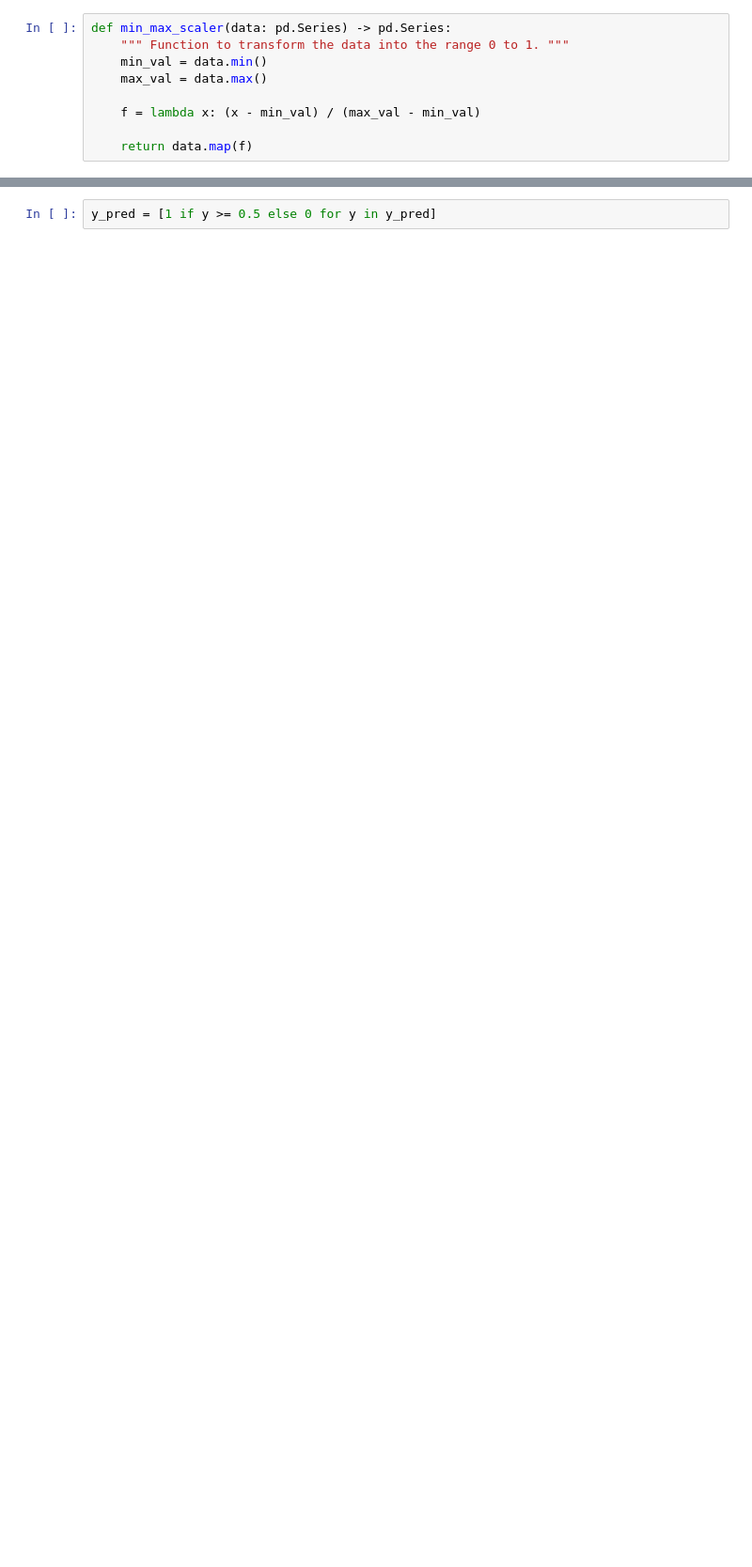
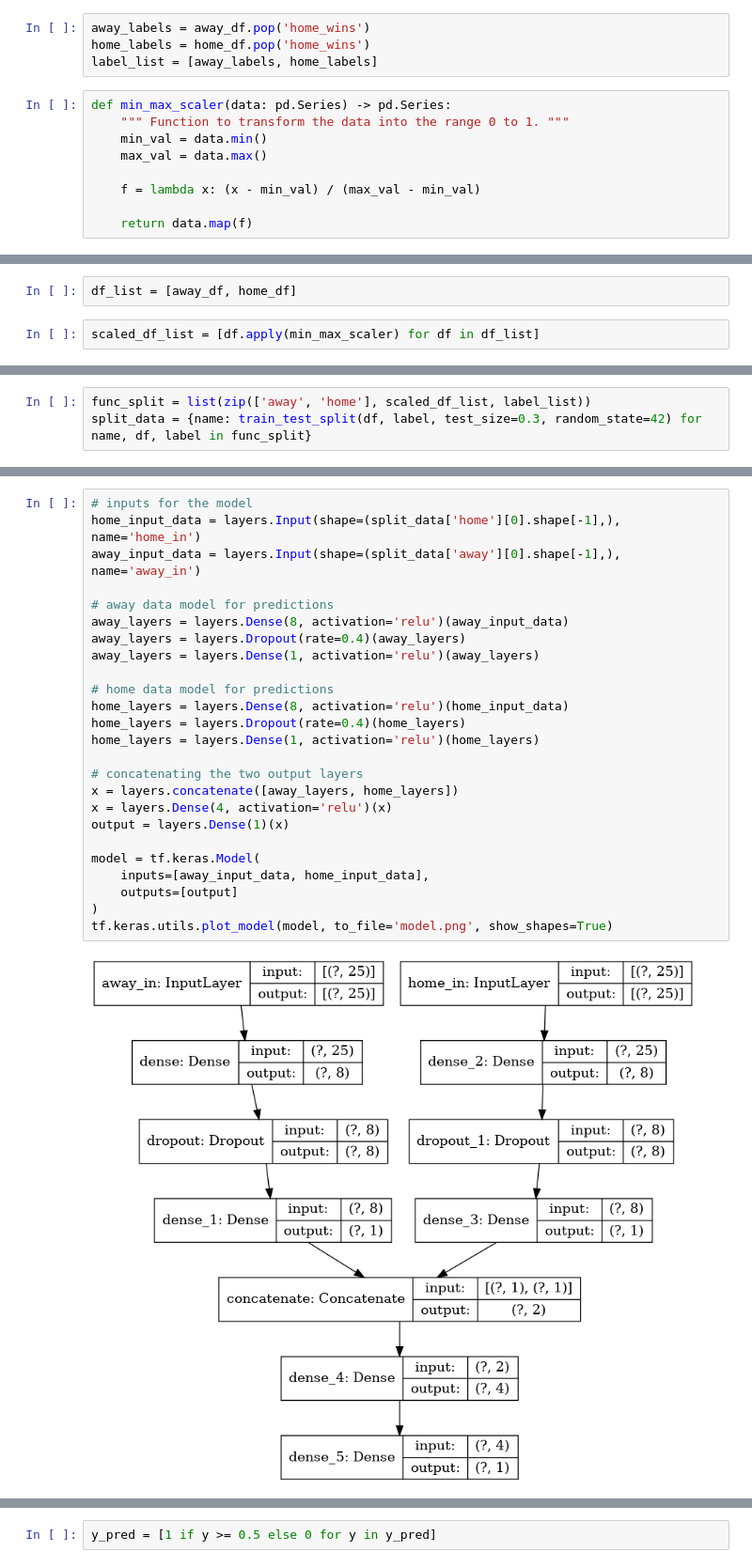
Before and after one commit to dhigh348/cfb_stats, a Jupyter notebook: src/nfl_data_explore.ipynb, the cells around one changed output, grey strips where cells are left out. Shown: that part at 94% size. Cells and saved outputs as stored; diff of their text form; blank space fills up the shorter version.

Commit message:
Adding the models with PyTorch and TensorFlow

```diff
--- a/src/nfl_data_explore.ipynb
+++ b/src/nfl_data_explore.ipynb
@@ -90,3 +87,7 @@ labels = nfl_df.pop('home_wins')
+# %%
+away_labels = away_df.pop('home_wins')
+home_labels = home_df.pop('home_wins')
+label_list = [away_labels, home_labels]
 # %%
 def min_max_scaler(data: pd.Series) -> pd.Series:
     """ Function to transform the data into the range 0 to 1. """
@@ -125,0 +100,4 @@ model = tf.keras.Model(inputs=input_data, outputs=output_layer, name='linear_reg
+# %%
+df_list = [away_df, home_df]
+# %%
+scaled_df_list = [df.apply(min_max_scaler) for df in df_list]
@@ -125,0 +114,3 @@ model = tf.keras.Model(inputs=input_data, outputs=output_layer, name='linear_reg
+# %%
+func_split = list(zip(['away', 'home'], scaled_df_list, label_list))
+split_data = {name: train_test_split(df, label, test_size=0.3, random_state=42) for name, df, label in func_split}
@@ -126,2 +134,29 @@ model = tf.keras.Model(inputs=input_data, outputs=output_layer, name='linear_reg
+# %%
+# inputs for the model
+home_input_data = layers.Input(shape=(split_data['home'][0].shape[-1],), name='home_in')
+away_input_data = layers.Input(shape=(split_data['away'][0].shape[-1],), name='away_in')
+
+# away data model for predictions
+away_layers = layers.Dense(8, activation='relu')(away_input_data)
+away_layers = layers.Dropout(rate=0.4)(away_layers)
+away_layers = layers.Dense(1, activation='relu')(away_layers)
+
+# home data model for predictions
+home_layers = layers.Dense(8, activation='relu')(home_input_data)
+home_layers = layers.Dropout(rate=0.4)(home_layers)
+home_layers = layers.Dense(1, activation='relu')(home_layers)
+
+# concatenating the two output layers
+x = layers.concatenate([away_layers, home_layers])
+x = layers.Dense(4, activation='relu')(x)
+output = layers.Dense(1)(x)
+
+model = tf.keras.Model(
+    inputs=[away_input_data, home_input_data],
+    outputs=[output]
+)
+tf.keras.utils.plot_model(model, to_file='model.png', show_shapes=True)
+# %% [output]
+[figure, added]
 # %%
 model.compile(
```
Also changed, not shown: parts of 40 cells of this notebook, 2 other files.
